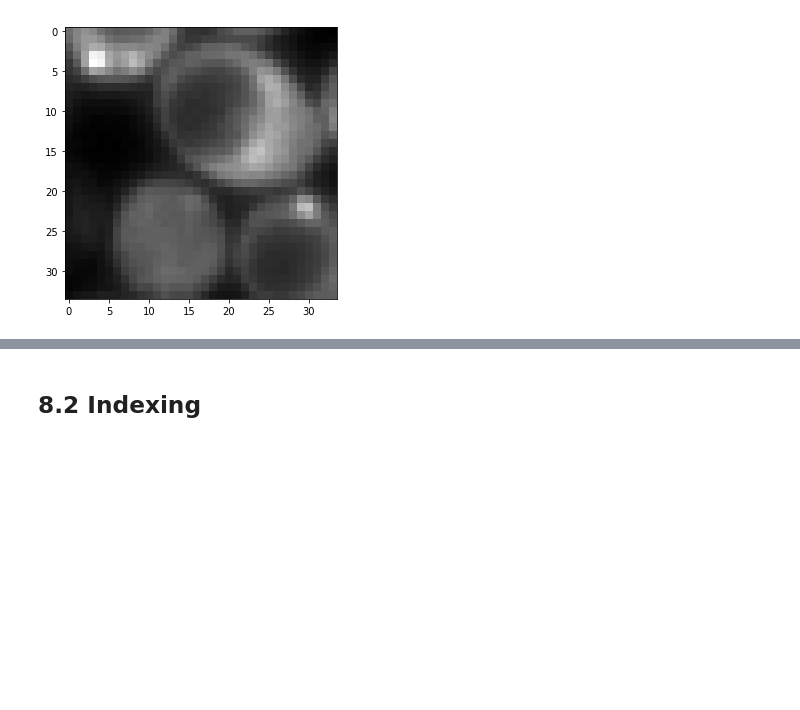
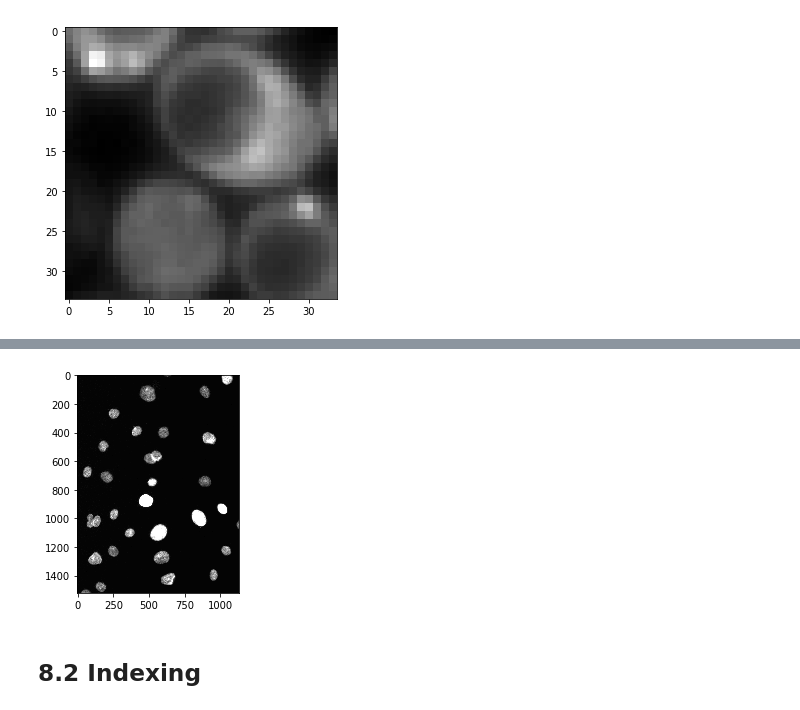
Before and after one commit to guiwitz/PyImageCourse_beginner, a Jupyter notebook: 08-Slicing_indexing.ipynb, the cells around one changed output, grey strips where cells are left out. Drawn from its saved outputs; the diff is of its cells as text; code cells hidden in the pictures; blank space fills up the shorter version.

```diff
--- a/08-Slicing_indexing.ipynb
+++ b/08-Slicing_indexing.ipynb
@@ -80,3 +103,9 @@ plt.show()
+# %%
+blue_image = multiD_image[:,:,2]
+plt.imshow(blue_image, cmap = 'gray')
+plt.show()
+# %% [output]
+[figure, added]
 # %% [markdown]
 ## 8.2 Indexing
 # %% [markdown]
```
Also changed, not shown: parts of 8 cells of this notebook, 3 other files.
